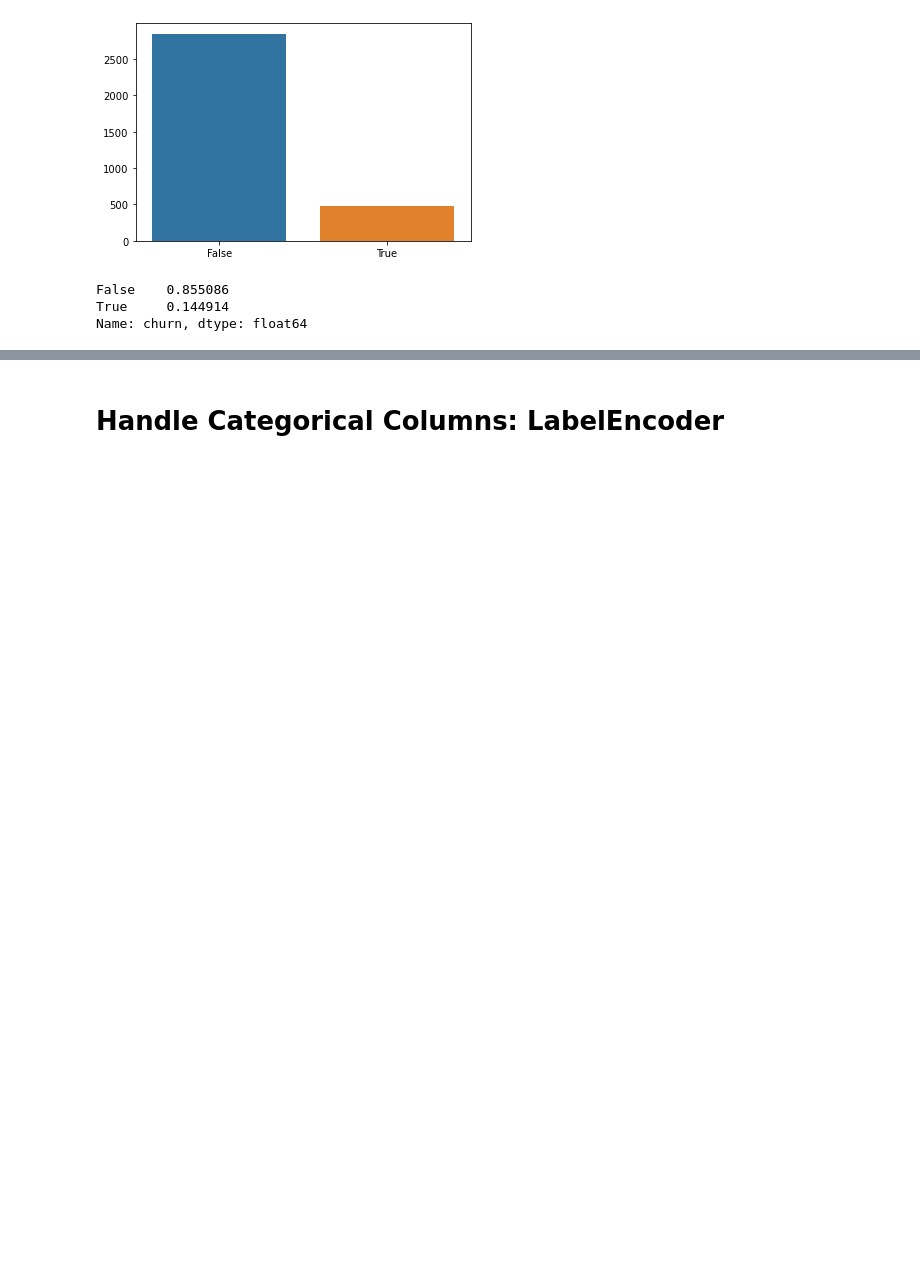
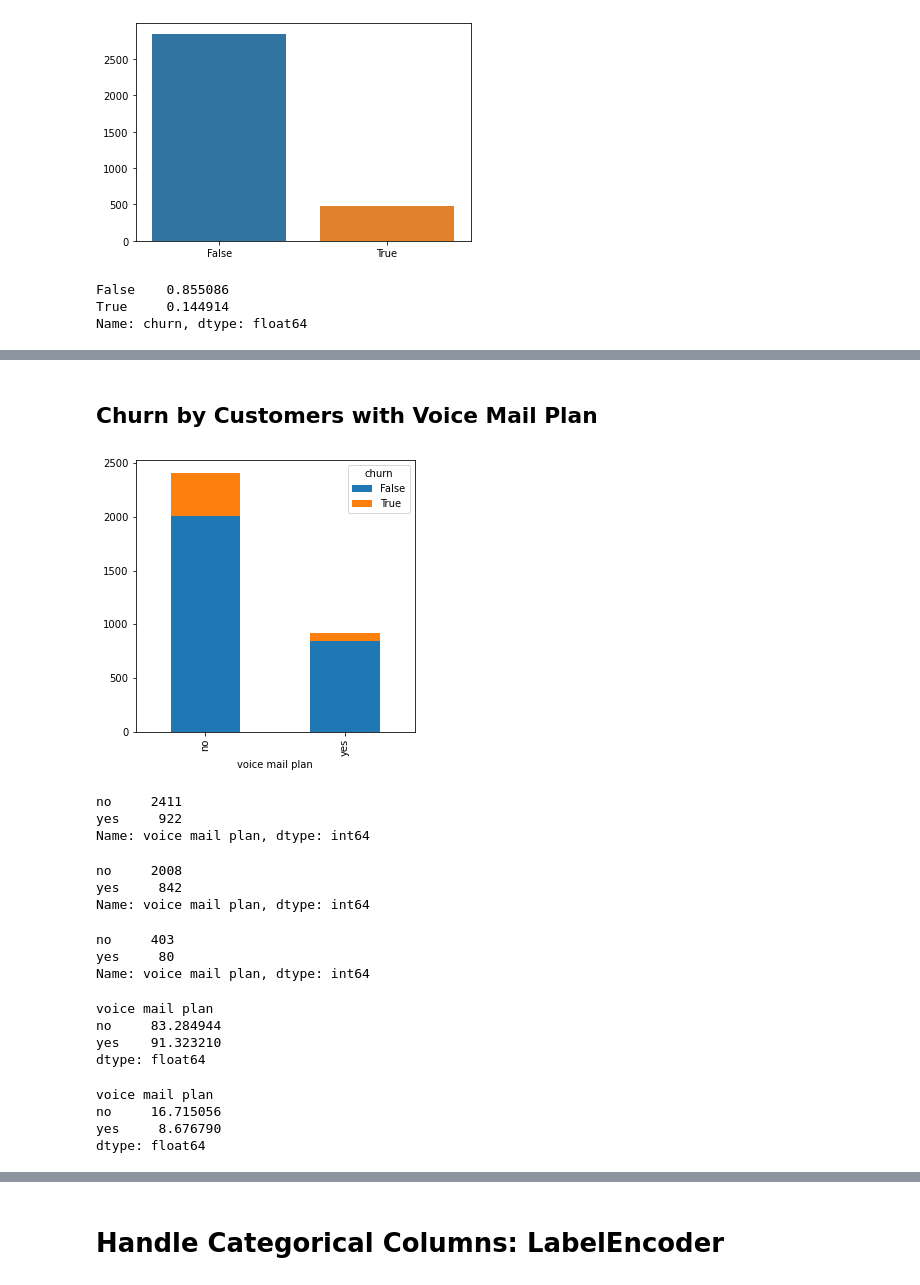
Before and after one commit to alvarodriguez95/Churn-in-Telecom, a Jupyter notebook: Alvaros Code.ipynb, the cells around one changed output, grey strips where cells are left out. Drawn from its saved outputs; the diff is of its cells as text; code cells hidden in the pictures; blank space fills up the shorter version.

```diff
--- a/Alvaros Code.ipynb
+++ b/Alvaros Code.ipynb
@@ -93,0 +258,24 @@ Name: churn, dtype: float64
+# %% [markdown]
+## Churn by Customers with Voice Mail Plan
+# %%
+df.groupby(["voice mail plan", "churn"]).size().unstack().plot(kind='bar', stacked=True, figsize=(5,5));
+# %% [output]
+[figure, added]
+# %%
+df['voice mail plan'].value_counts()
+# %% [output]
+no     2411
+yes     922
+Name: voice mail plan, dtype: int64
+# %%
+df.loc[df['churn'] == False, 'voice mail plan'].value_counts()
+# %% [output]
+no     2008
+yes     842
+Name: voice mail plan, dtype: int64
+# %%
+df.loc[df['churn'] == True, 'voice mail plan'].value_counts()
+# %% [output]
+no     403
+yes     80
+Name: voice mail plan, dtype: int64
@@ -93,0 +286,14 @@ Name: churn, dtype: float64
+# %%
+percent_not_churn_by_vmp
+# %% [output]
+voice mail plan
+no     83.284944
+yes    91.323210
+dtype: float64
+# %%
+percent_churn_by_vmp
+# %% [output]
+voice mail plan
+no     16.715056
+yes     8.676790
+dtype: float64
```
Also changed, not shown: parts of 93 cells of this notebook.
